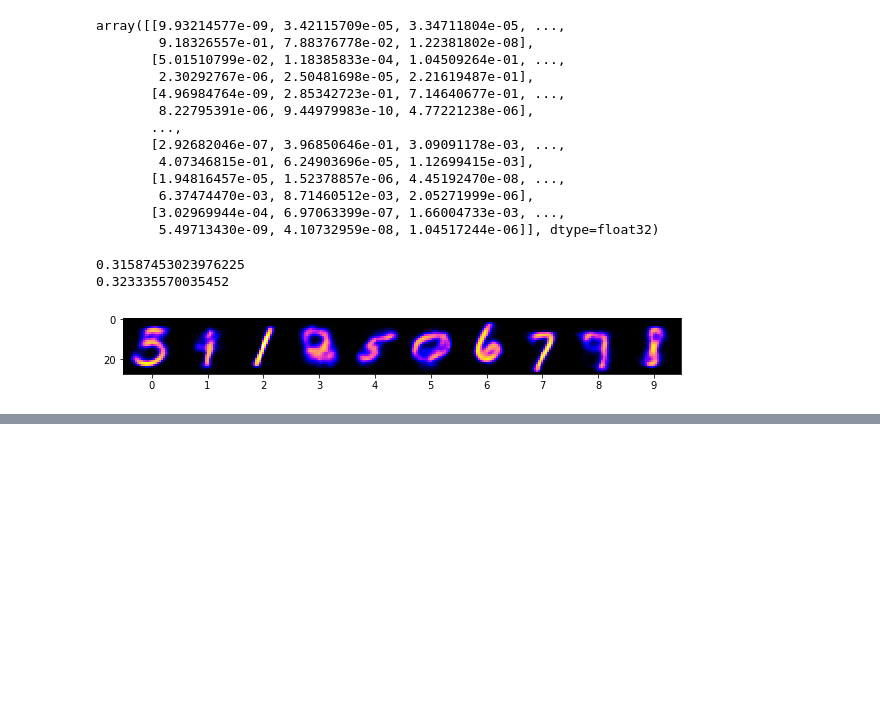
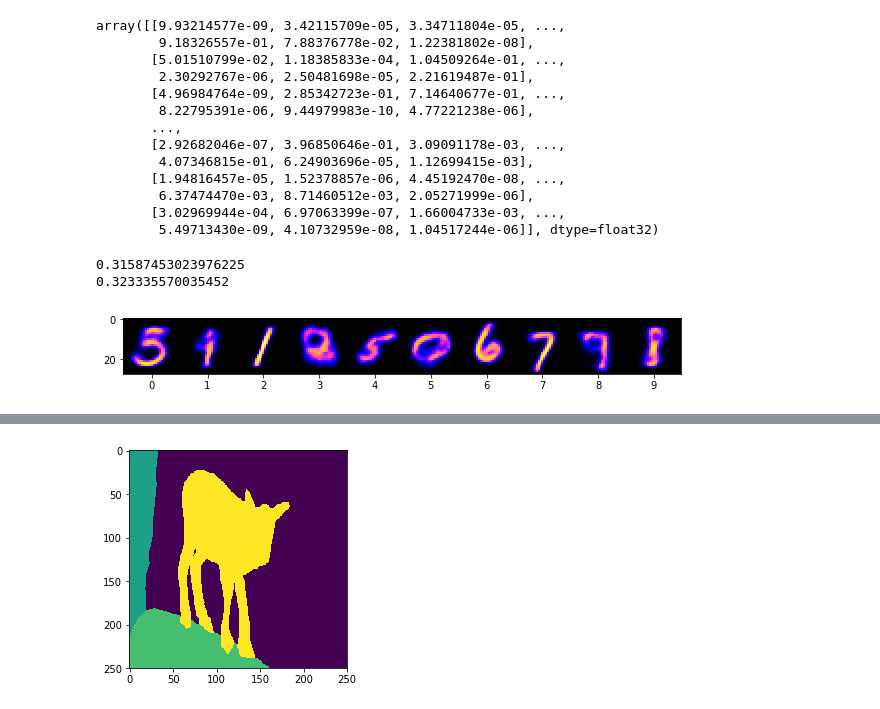
Before and after one commit to FMena14/Ayudantias, a Jupyter notebook: Ayud_ANN/Tarea2/Pruebas.. texto.ipynb, the cells around one changed output, grey strips where cells are left out. Saved outputs shown, nothing was run; the diff lists cells and outputs as text; code cells hidden in the pictures; blank space fills up the shorter version.

```diff
--- a/Ayud_ANN/Tarea2/Pruebas.. texto.ipynb
+++ b/Ayud_ANN/Tarea2/Pruebas.. texto.ipynb
@@ -438,2 +471,7 @@ plt.show()
+# %%
+plt.imshow(Y_image[0])
+plt.show()
+# %% [output]
+[figure, added]
 # %%
 #https://arxiv.org/pdf/1511.00561v2.pdf
```
Also changed, not shown: parts of 14 cells of this notebook, 1 other file.
